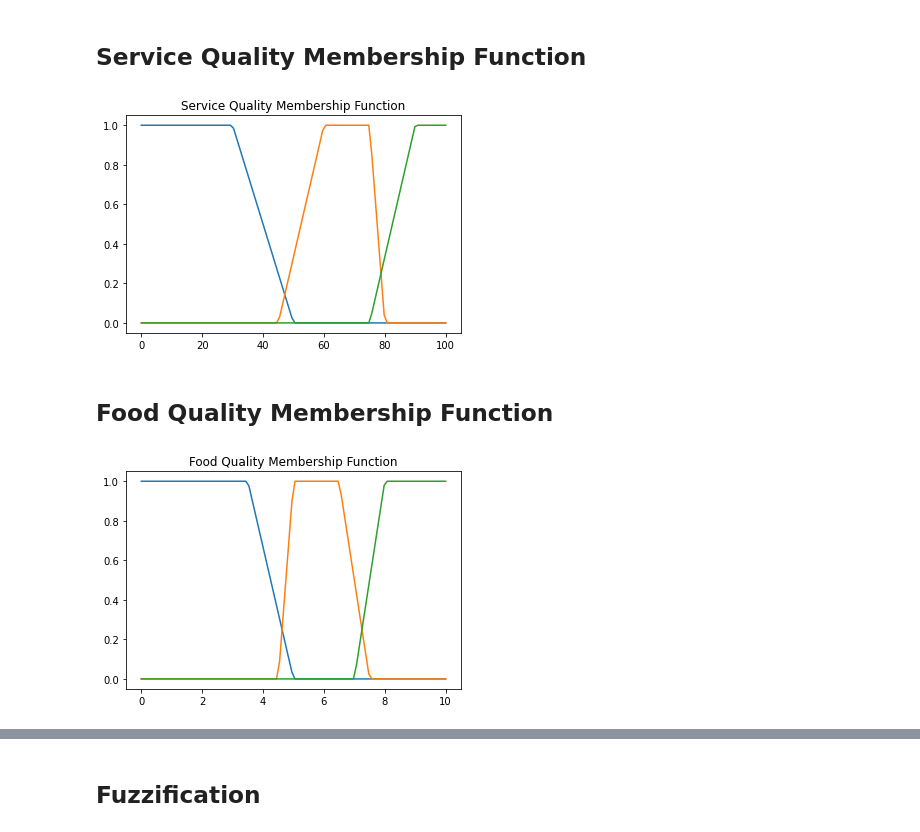
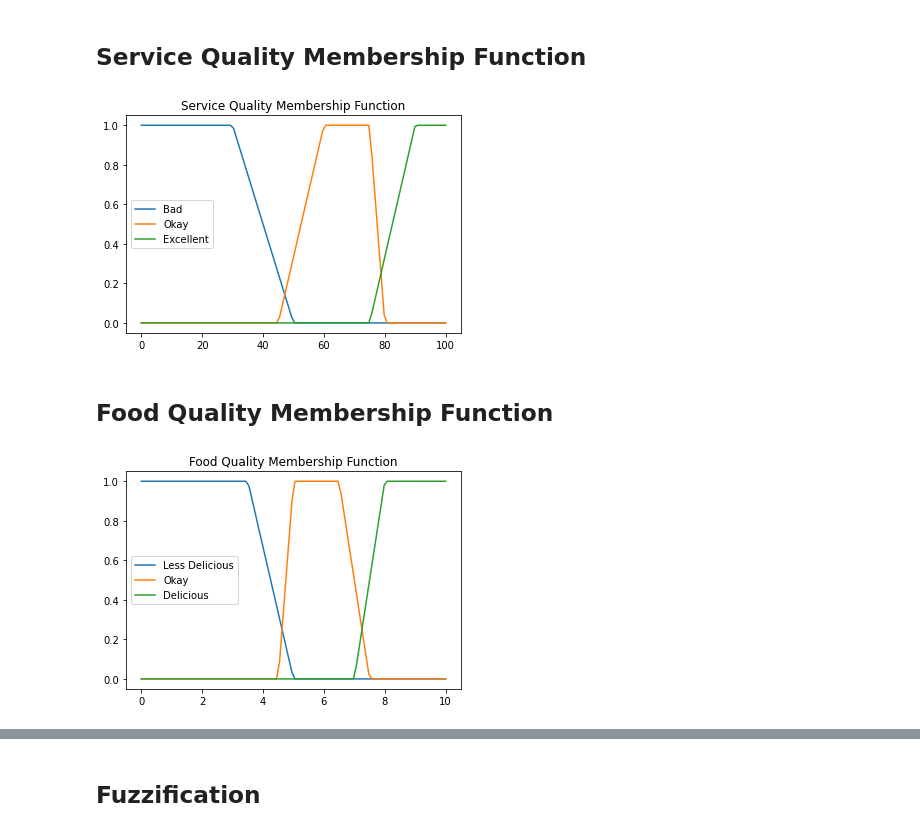
Before and after one commit to milhamm/restaurant-fuzzy-logic, a Jupyter notebook: Group_2_Fuzzy_Logic_AI_v2.ipynb, the cells around one changed output, grey strips where cells are left out. Saved outputs shown, nothing was run; the diff lists cells and outputs as text; code cells hidden in the pictures.

```diff
--- a/Group_2_Fuzzy_Logic_AI_v2.ipynb
+++ b/Group_2_Fuzzy_Logic_AI_v2.ipynb
@@ -98,21 +94,23 @@ def maximum_food(x):
 ## **Service Quality Membership Function**
 # %%
 s_x = np.linspace(0, 100, 100)
-plt.plot(s_x, [minimum_service(x) for x in s_x])
-plt.plot(s_x, [average_service(x) for x in s_x])
-plt.plot(s_x, [maximum_service(x) for x in s_x])
+plt.plot(s_x, [minimum_service(x) for x in s_x], label="Bad")
+plt.plot(s_x, [average_service(x) for x in s_x], label="Okay")
+plt.plot(s_x, [maximum_service(x) for x in s_x], label="Excellent")
 plt.title("Service Quality Membership Function")
+plt.legend()
 plt.show()
 # %% [output]
-[figure, old version]
+[figure, new version]
 # %% [markdown]
 ## **Food Quality Membership Function**
 # %%
 f_x = np.linspace(0, 10, 100)
-plt.plot(f_x, [minimum_food(x) for x in f_x])
-plt.plot(f_x, [average_food(x) for x in f_x])
-plt.plot(f_x, [maximum_food(x) for x in f_x])
+plt.plot(f_x, [minimum_food(x) for x in f_x], label="Less Delicious")
+plt.plot(f_x, [average_food(x) for x in f_x], label="Okay")
+plt.plot(f_x, [maximum_food(x) for x in f_x], label="Delicious")
 plt.title("Food Quality Membership Function")
+plt.legend()
 plt.show()
 # %% [output]
-[figure, old version]
+[figure, new version]
```
Also changed, not shown: parts of 6 cells of this notebook.
